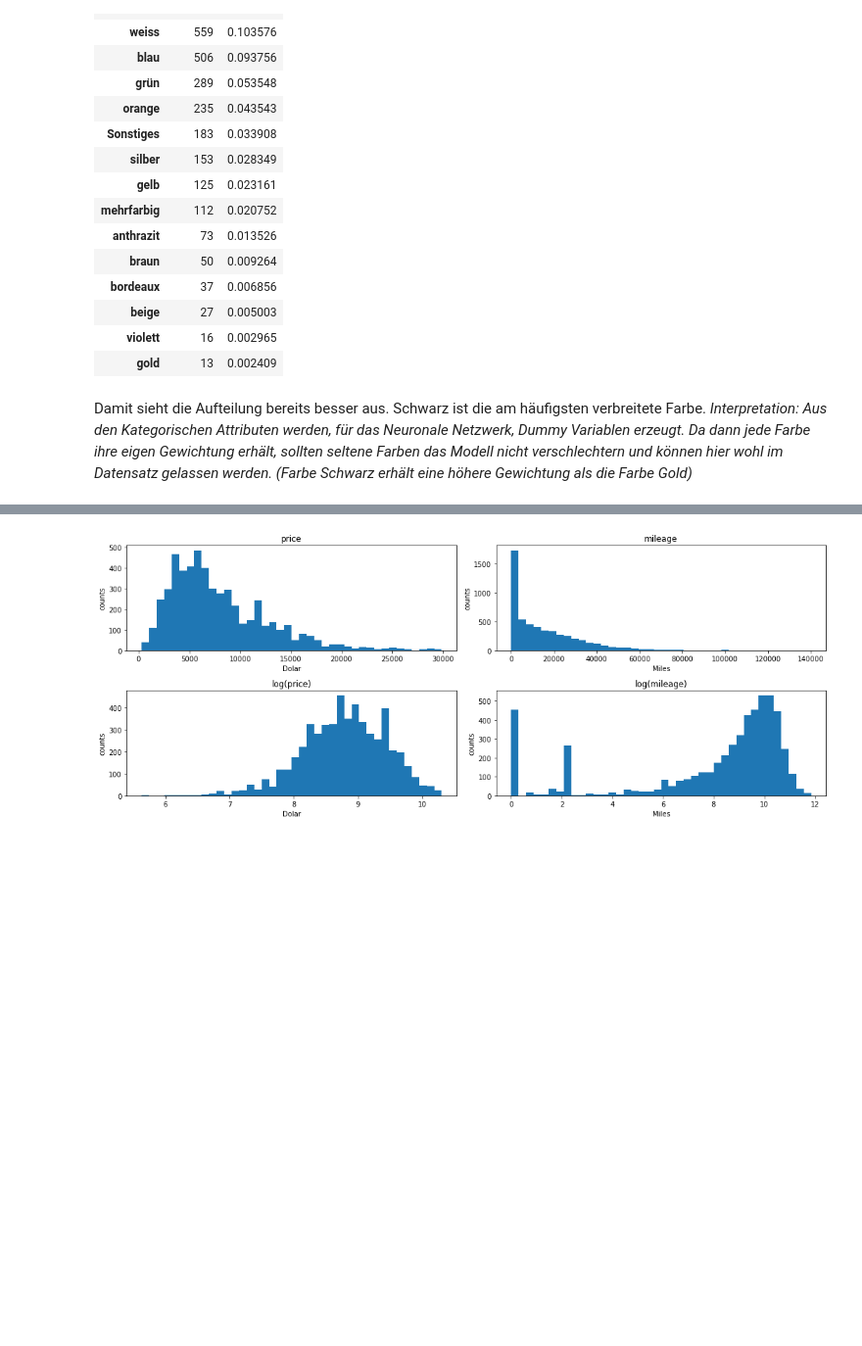
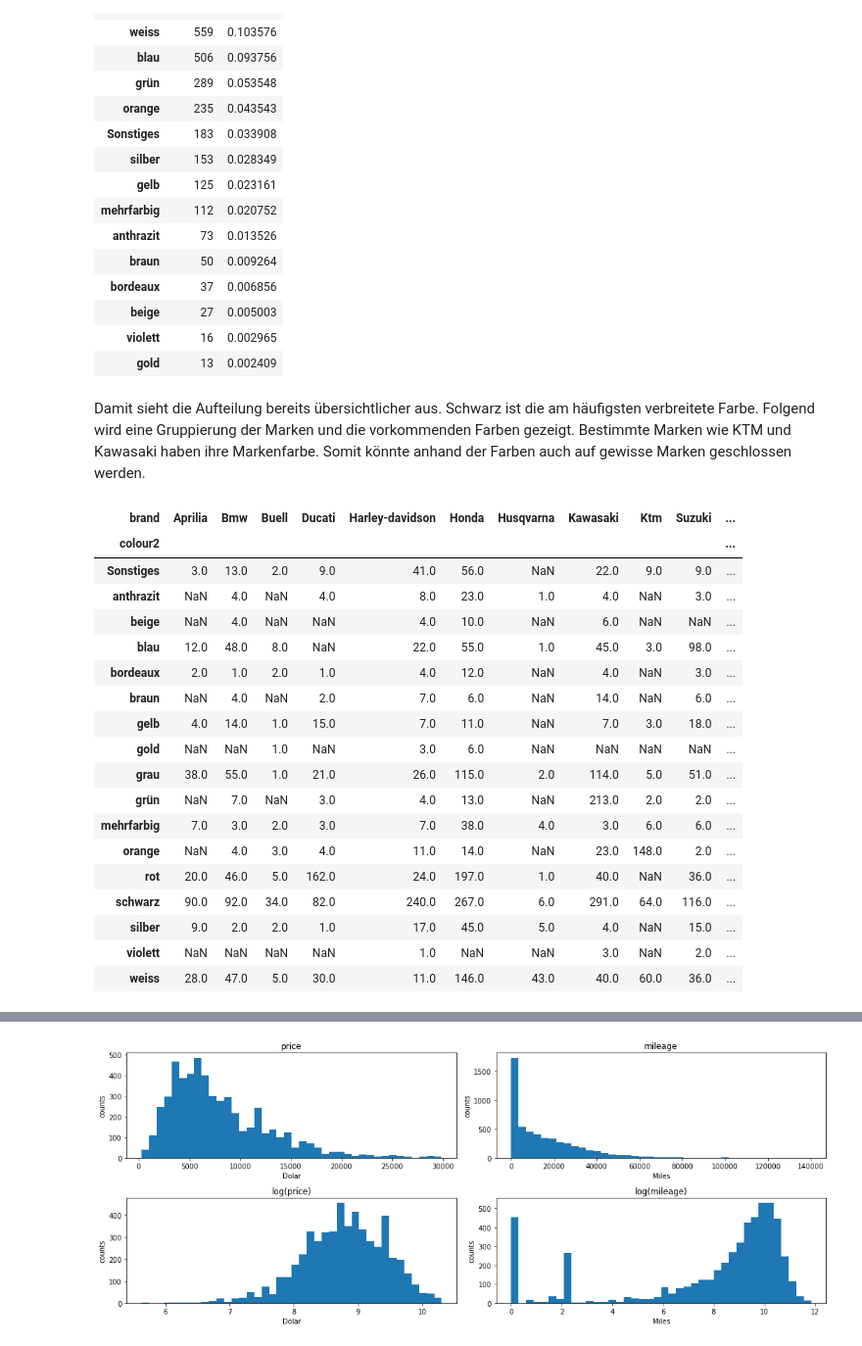
Before and after one commit to rootpi2203/ds_gml, a Jupyter notebook: gml_minichallenge_2/gml_minichallenge_2.ipynb, the cells around one changed output, grey strips where cells are left out. Shown at 98% size. Cells and saved outputs as stored; diff of their text form; code cells hidden in the pictures; blank space fills up the shorter version.

```diff
--- a/gml_minichallenge_2/gml_minichallenge_2.ipynb
+++ b/gml_minichallenge_2/gml_minichallenge_2.ipynb
@@ -527,6 +527,32 @@ color_count
 | beige | 27 | 0.005003 |
 | violett | 16 | 0.002965 |
 | gold | 13 | 0.002409 |
-# %% [markdown]
-Damit sieht die Aufteilung bereits besser aus. Schwarz ist die am häufigsten verbreitete Farbe.
-*Interpretation: Aus den Kategorischen Attributen werden, für das Neuronale Netzwerk, Dummy Variablen erzeugt. Da dann jede Farbe ihre eigen Gewichtung erhält, sollten seltene Farben das Modell nicht verschlechtern und können hier wohl im Datensatz gelassen werden. (Farbe Schwarz erhält eine höhere Gewichtung als die Farbe Gold)*
+# %% [markdown]
+Damit sieht die Aufteilung bereits übersichtlicher aus. Schwarz ist die am häufigsten verbreitete Farbe. Folgend wird eine Gruppierung der Marken und die vorkommenden Farben gezeigt. Bestimmte Marken wie KTM und Kawasaki haben ihre Markenfarbe. Somit könnte anhand der Farben auch auf gewisse Marken geschlossen werden.
+# %%
+# Aufteilung Marken und Farbe absolut
+df_colour_grouped = pd.DataFrame(df_moto_clean_mlp.groupby('brand')['colour2'].value_counts())
+df_colour_grouped.rename(columns={'colour2':'counts'}, inplace=True)
+df_colour_grouped = df_colour_grouped.reset_index()
+df_colour_grouped = df_colour_grouped.pivot(index='colour2', columns= 'brand', values='counts')
+df_colour_grouped
+# %% [output]
+| brand | Aprilia | Bmw | Buell | Ducati | Harley-davidson | Honda | Husqvarna | Kawasaki | Ktm | Suzuki | ... |
+| colour2 |  |  |  |  |  |  |  |  |  |  | ... |
+| Sonstiges | 3.0 | 13.0 | 2.0 | 9.0 | 41.0 | 56.0 | NaN | 22.0 | 9.0 | 9.0 | ... |
+| anthrazit | NaN | 4.0 | NaN | 4.0 | 8.0 | 23.0 | 1.0 | 4.0 | NaN | 3.0 | ... |
+| beige | NaN | 4.0 | NaN | NaN | 4.0 | 10.0 | NaN | 6.0 | NaN | NaN | ... |
+| blau | 12.0 | 48.0 | 8.0 | NaN | 22.0 | 55.0 | 1.0 | 45.0 | 3.0 | 98.0 | ... |
+| bordeaux | 2.0 | 1.0 | 2.0 | 1.0 | 4.0 | 12.0 | NaN | 4.0 | NaN | 3.0 | ... |
+| braun | NaN | 4.0 | NaN | 2.0 | 7.0 | 6.0 | NaN | 14.0 | NaN | 6.0 | ... |
+| gelb | 4.0 | 14.0 | 1.0 | 15.0 | 7.0 | 11.0 | NaN | 7.0 | 3.0 | 18.0 | ... |
+| gold | NaN | NaN | 1.0 | NaN | 3.0 | 6.0 | NaN | NaN | NaN | NaN | ... |
+| grau | 38.0 | 55.0 | 1.0 | 21.0 | 26.0 | 115.0 | 2.0 | 114.0 | 5.0 | 51.0 | ... |
+| grün | NaN | 7.0 | NaN | 3.0 | 4.0 | 13.0 | NaN | 213.0 | 2.0 | 2.0 | ... |
+| mehrfarbig | 7.0 | 3.0 | 2.0 | 3.0 | 7.0 | 38.0 | 4.0 | 3.0 | 6.0 | 6.0 | ... |
+| orange | NaN | 4.0 | 3.0 | 4.0 | 11.0 | 14.0 | NaN | 23.0 | 148.0 | 2.0 | ... |
+| rot | 20.0 | 46.0 | 5.0 | 162.0 | 24.0 | 197.0 | 1.0 | 40.0 | NaN | 36.0 | ... |
+| schwarz | 90.0 | 92.0 | 34.0 | 82.0 | 240.0 | 267.0 | 6.0 | 291.0 | 64.0 | 116.0 | ... |
+| silber | 9.0 | 2.0 | 2.0 | 1.0 | 17.0 | 45.0 | 5.0 | 4.0 | NaN | 15.0 | ... |
+| violett | NaN | NaN | NaN | NaN | 1.0 | NaN | NaN | 3.0 | NaN | 2.0 | ... |
+| weiss | 28.0 | 47.0 | 5.0 | 30.0 | 11.0 | 146.0 | 43.0 | 40.0 | 60.0 | 36.0 | ... |
```
Also changed, not shown: parts of 27 cells of this notebook.
